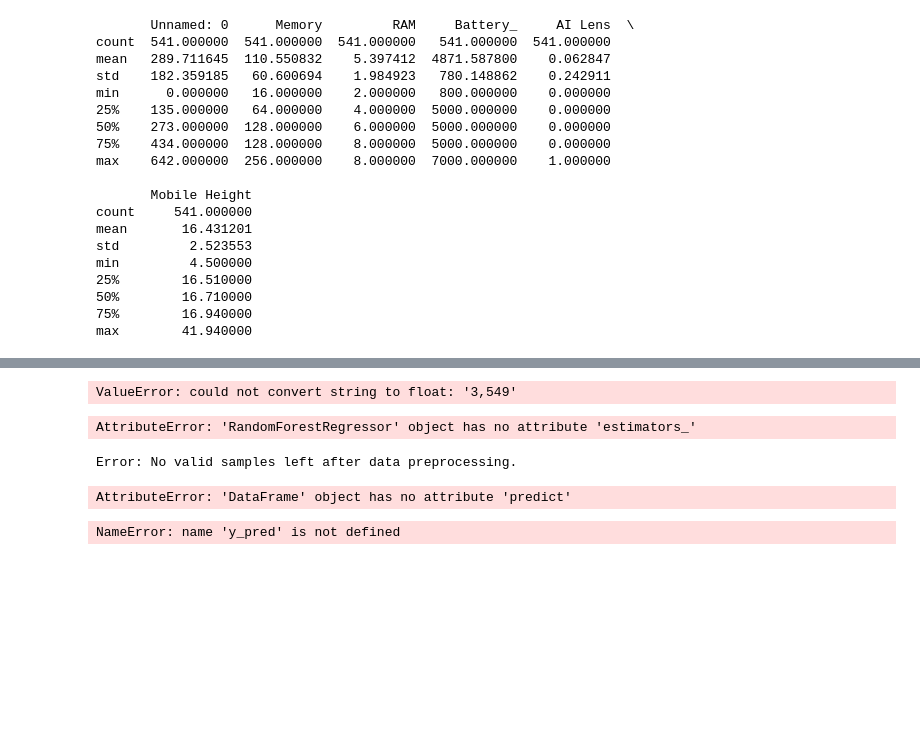
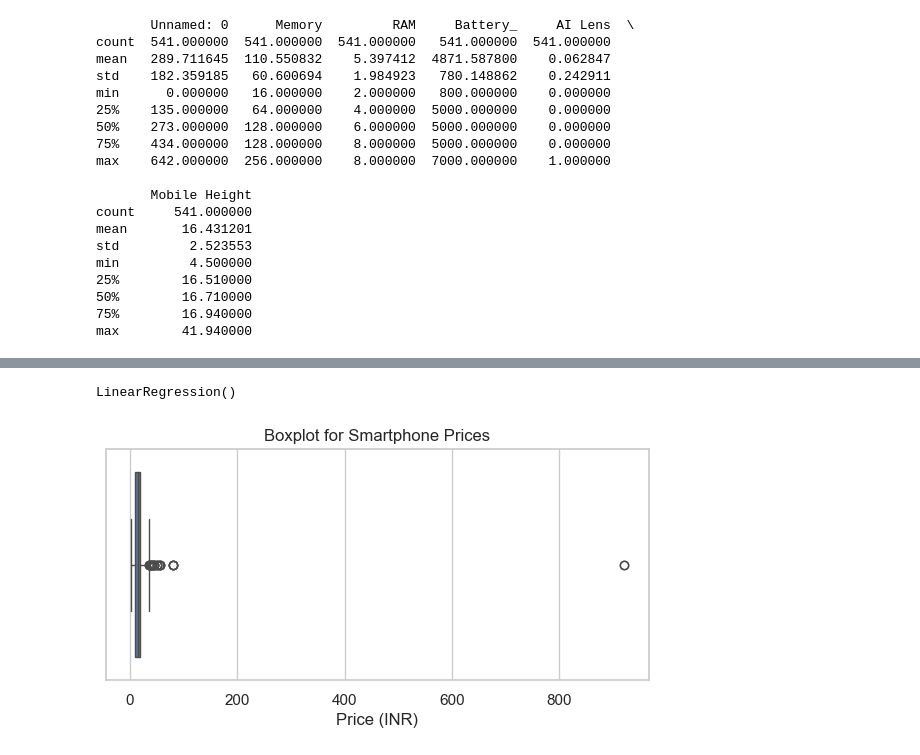
Before and after one commit to bhp001/Price-Prediction-for-Mobile-Phones, a Jupyter notebook: Feature Extraction and Price Prediction for Mobile Phones.ipynb, the cells around one changed output, grey strips where cells are left out. Saved outputs shown, nothing was run; the diff lists cells and outputs as text; code cells hidden in the pictures; blank space fills up the shorter version.

```diff
--- a/Feature Extraction and Price Prediction for Mobile Phones.ipynb
+++ b/Feature Extraction and Price Prediction for Mobile Phones.ipynb
@@ -118,60 +246,17 @@ X_train, X_test, y_train, y_test = train_test_split(X, y, test_size=0.2, random_
 # %%
-# Train a model
-model = RandomForestRegressor()
+# Train the model
 model.fit(X_train, y_train)
 # %% [output]
-ValueError: could not convert string to float: '3,549'
+LinearRegression()
-# %%
-# Make predictions
-y_pred = model.predict(X_test)
-# %% [output]
-AttributeError: 'RandomForestRegressor' object has no attribute 'estimators_'
-# %%
-# Model Building
-#Battery_ = RandomForestRegressor(n_estimators=100, random_state=42)
-#Battery_.fit(X_train, y_train)
-
-# Convert non-numeric columns to numeric if possible
-X_train_numeric = X_train.apply(pd.to_numeric, errors='coerce')
-
-# Drop rows with NaN values resulting from non-convertible strings
-X_train_numeric = X_train_numeric.dropna()
-
-# Check if there are any samples left after dropping rows with NaN values
-if X_train_numeric.shape[0] == 0:
-    print("Error: No valid samples left after data preprocessing.")
-else:
-    # Fit RandomForestRegressor model using entire feature set
-    model = RandomForestRegressor(n_estimators=100, random_state=42)
-    model.fit(X_train_numeric, y_train)
-
-    # Get feature importances
-    feature_importances = model.feature_importances_
-    features = X_train_numeric.columns
-
-    # Create DataFrame to store feature importances
-    feature_importance_df = pd.DataFrame({"Feature": features, "Importance": feature_importances})
-    feature_importance_df = feature_importance_df.sort_values(by="Importance", ascending=False)
-    print(feature_importance_df)
-# %% [output]
-Error: No valid samples left after data preprocessing.
-# %%
-y_pred = data.predict(X_test)
-mae = mean_absolute_error(y_test, y_pred)
-mse = mean_squared_error(y_test, y_pred)
-rmse = np.sqrt(mse)
-print("Mean Absolute Error:", mae)
-print("Root Mean Squared Error:", rmse)
-# %% [output]
-AttributeError: 'DataFrame' object has no attribute 'predict'
-# %%
-# Evaluate the model
-mae = mean_absolute_error(y_test, y_pred)
-mse = mean_squared_error(y_test, y_pred)
-rmse = np.sqrt(mse)
-
-print("Mean Absolute Error:", mae)
-print("Mean Squared Error:", mse)
-print("Root Mean Squared Error:", rmse)
-# %% [output]
-NameError: name 'y_pred' is not defined
+# %%
+# Plotting a boxlplot for the 'Prize' column to check for outliers
+
+sns.set(style="whitegrid")
+
+plt.figure(figsize=(7,3))
+sns.boxplot(x=data['Prize'])
+plt.title('Boxplot for Smartphone Prices')
+plt.xlabel('Price (INR)')
+plt.show()
+# %% [output]
+[figure, added]
```
Also changed, not shown: parts of 46 cells of this notebook.
